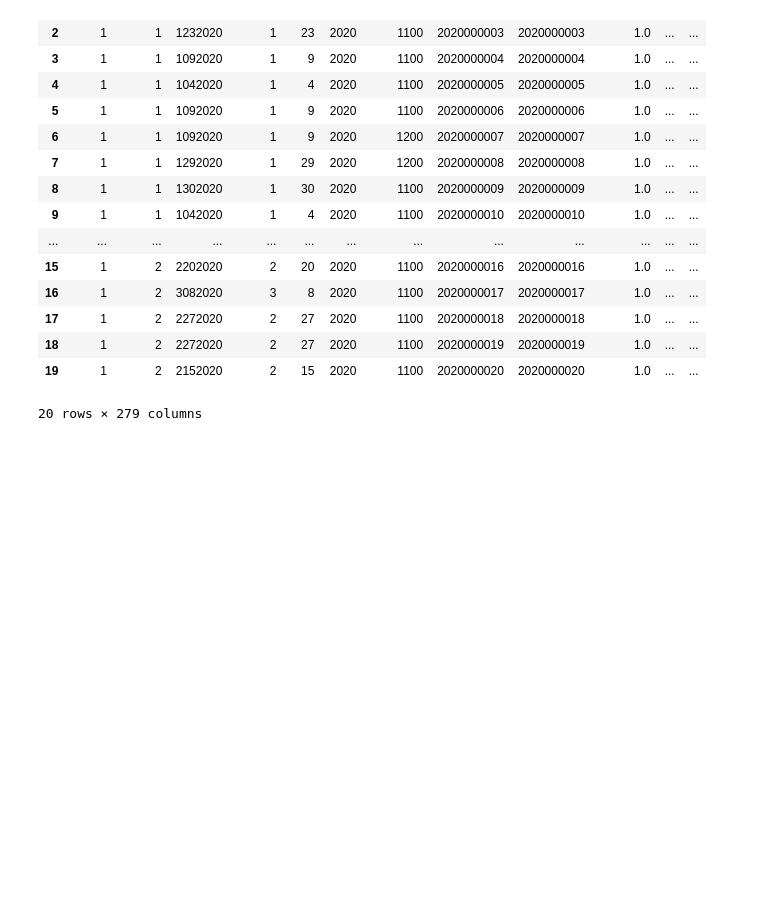
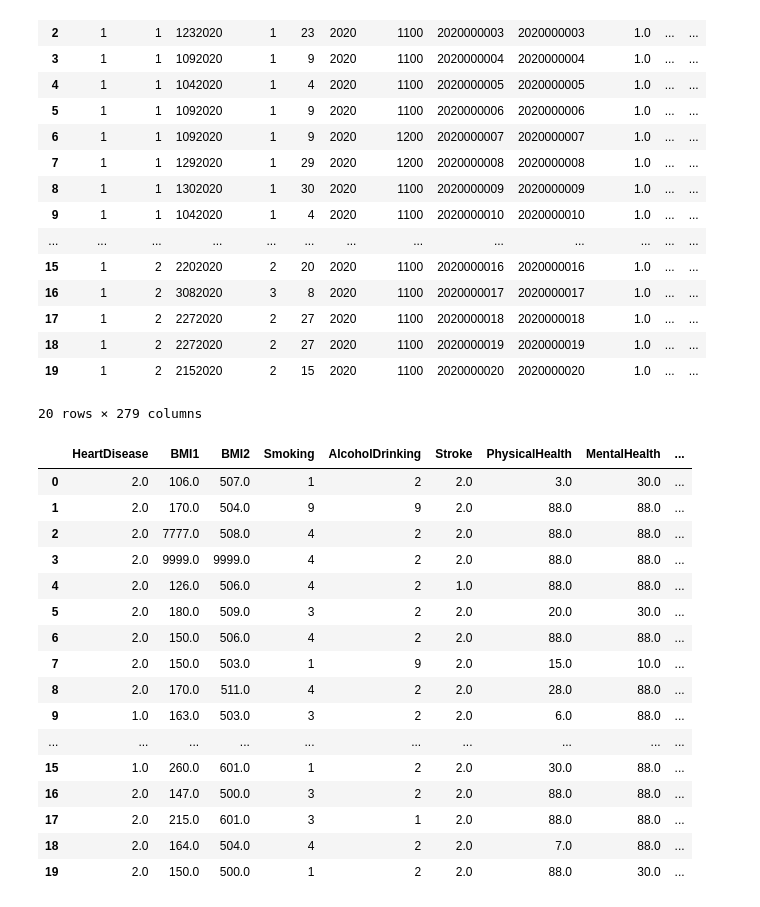
Before and after one commit to yahyamomtaz/Heart-Attack-Project, a Jupyter notebook: heart-attack-complete-project.ipynb, the cells around one changed output. Saved outputs shown, nothing was run; the diff lists cells and outputs as text; code cells hidden in the pictures; blank space fills up the shorter version.

```diff
--- a/heart-attack-complete-project.ipynb
+++ b/heart-attack-complete-project.ipynb
@@ -92,27 +119,20 @@ df.rename(columns=columns_name_mapping, inplace=True)
-# %%
-# Define a list of the columns you want to keep
-columns_to_keep = [
-    "HeartDisease",
-    "BMI1",
-    "BMI2",
-    "Smoking",
-    "AlcoholDrinking",
-    "Stroke",
-    "PhysicalHealth",
-    "MentalHealth",
-    "DiffWalking",
-    "Sex",
-    "AgeCategory",
-    "Race",
-    "Diabetic",
-    "PhysicalActivity",
-    "GenHealth",
-    "SleepTime",
-    "Asthma",
-    "KidneyDisease",
-    "SkinCancer",
-    "BMI_calc"
-    ]
-
-# Use the drop() method to remove the columns not in the list
-df = df[columns_to_keep]
+# %%
+df.head(20)
+# %% [output]
+|  | HeartDisease | BMI1 | BMI2 | Smoking | AlcoholDrinking | Stroke | PhysicalHealth | MentalHealth | ... |
+| 0 | 2.0 | 106.0 | 507.0 | 1 | 2 | 2.0 | 3.0 | 30.0 | ... |
+| 1 | 2.0 | 170.0 | 504.0 | 9 | 9 | 2.0 | 88.0 | 88.0 | ... |
+| 2 | 2.0 | 7777.0 | 508.0 | 4 | 2 | 2.0 | 88.0 | 88.0 | ... |
+| 3 | 2.0 | 9999.0 | 9999.0 | 4 | 2 | 2.0 | 88.0 | 88.0 | ... |
+| 4 | 2.0 | 126.0 | 506.0 | 4 | 2 | 1.0 | 88.0 | 88.0 | ... |
+| 5 | 2.0 | 180.0 | 509.0 | 3 | 2 | 2.0 | 20.0 | 30.0 | ... |
+| 6 | 2.0 | 150.0 | 506.0 | 4 | 2 | 2.0 | 88.0 | 88.0 | ... |
+| 7 | 2.0 | 150.0 | 503.0 | 1 | 9 | 2.0 | 15.0 | 10.0 | ... |
+| 8 | 2.0 | 170.0 | 511.0 | 4 | 2 | 2.0 | 28.0 | 88.0 | ... |
+| 9 | 1.0 | 163.0 | 503.0 | 3 | 2 | 2.0 | 6.0 | 88.0 | ... |
+| ... | ... | ... | ... | ... | ... | ... | ... | ... | ... |
+| 15 | 1.0 | 260.0 | 601.0 | 1 | 2 | 2.0 | 30.0 | 88.0 | ... |
+| 16 | 2.0 | 147.0 | 500.0 | 3 | 2 | 2.0 | 88.0 | 88.0 | ... |
+| 17 | 2.0 | 215.0 | 601.0 | 3 | 1 | 2.0 | 88.0 | 88.0 | ... |
+| 18 | 2.0 | 164.0 | 504.0 | 4 | 2 | 2.0 | 7.0 | 88.0 | ... |
+| 19 | 2.0 | 150.0 | 500.0 | 1 | 2 | 2.0 | 88.0 | 30.0 | ... |
```
Also changed, not shown: parts of 38 cells of this notebook.
